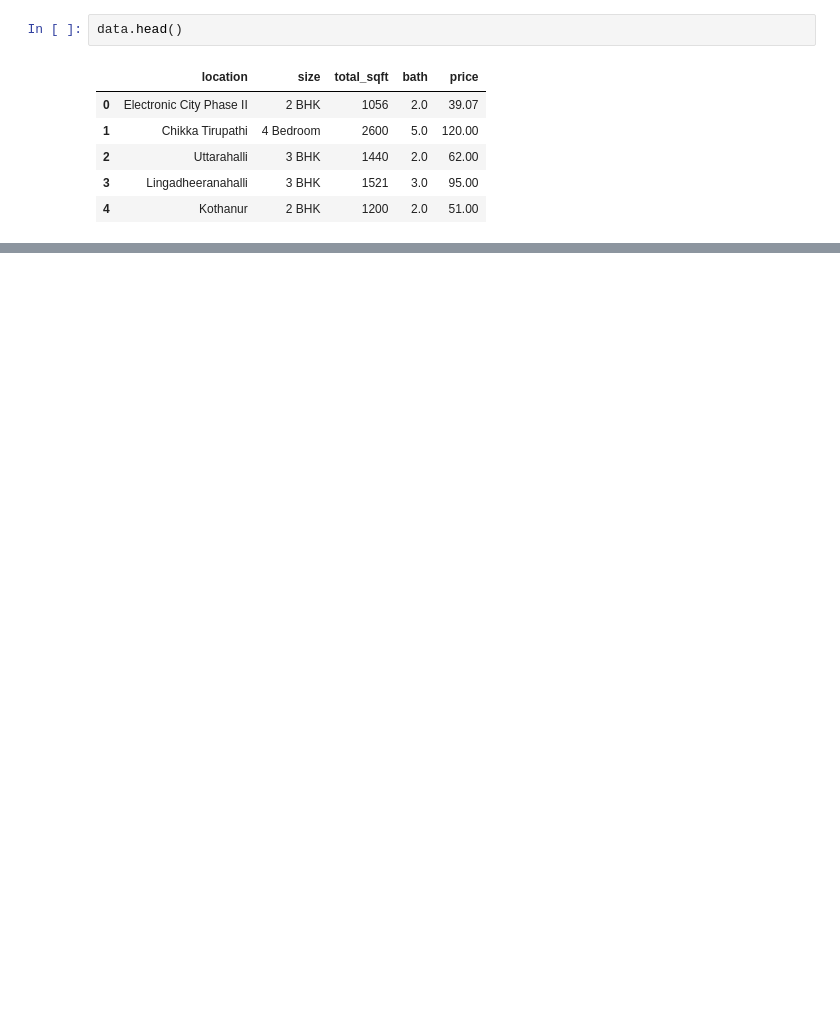
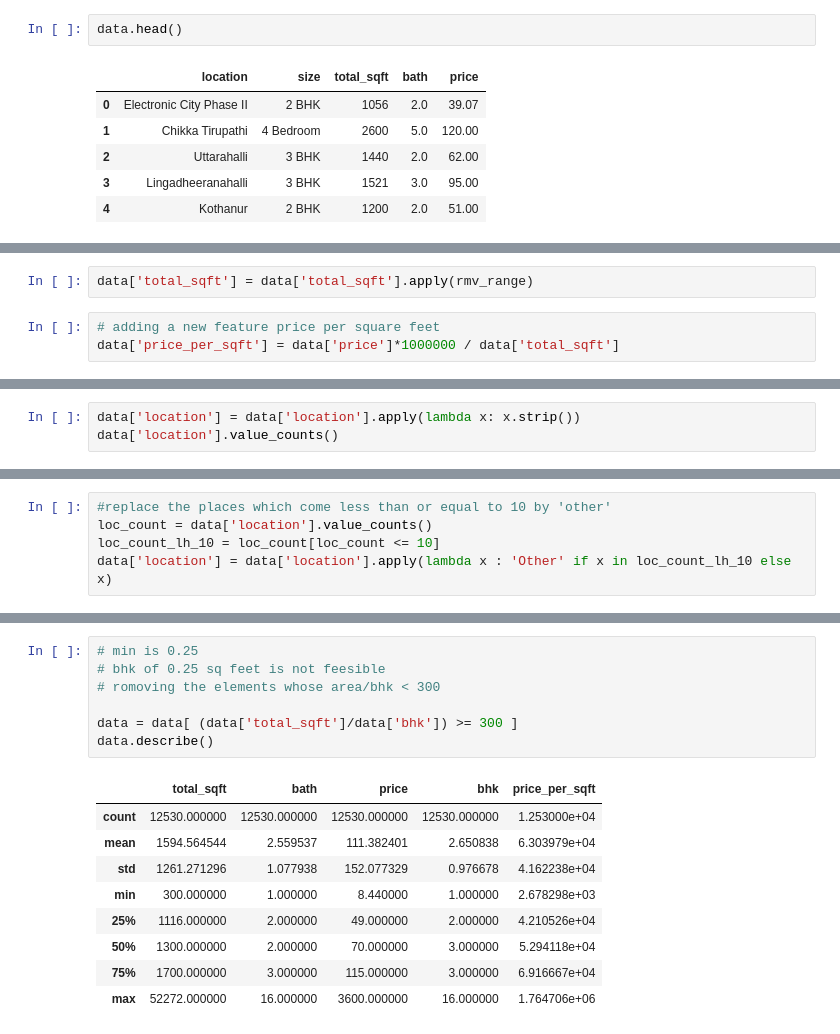
Before and after one commit to Void-Ark/Mini-Projects, a Jupyter notebook: Bengaluru house price prediction/pridictor.ipynb, the cells around one changed output, grey strips where cells are left out. Drawn from its saved outputs; the diff is of its cells as text; blank space fills up the shorter version.

Commit message:
completed house price prediction

```diff
--- a/Bengaluru house price prediction/pridictor.ipynb
+++ b/Bengaluru house price prediction/pridictor.ipynb
@@ -70,3 +161,8 @@ data.head()
+# %%
+data['total_sqft'] = data['total_sqft'].apply(rmv_range)
+# %%
+# adding a new feature price per square feet
+data['price_per_sqft'] = data['price']*1000000 / data['total_sqft']
 # %%
 data['location'].value_counts()
 # %% [output]
@@ -82,3 +178,6 @@ BEML Layout 5th stage               1
 singapura paradise                  1
 Abshot Layout                       1
 Name: location, Length: 1305, dtype: int64
+# %%
+data['location'] = data['location'].apply(lambda x: x.strip())
+data['location'].value_counts()
@@ -84,0 +197,5 @@ Name: location, Length: 1305, dtype: int64
+# %%
+#replace the places which come less than or equal to 10 by 'other'
+loc_count = data['location'].value_counts()
+loc_count_lh_10 = loc_count[loc_count <= 10]
+data['location'] = data['location'].apply(lambda x : 'Other' if x in loc_count_lh_10 else x)
@@ -84,0 +217,17 @@ Name: location, Length: 1305, dtype: int64
+# %%
+# min is 0.25
+# bhk of 0.25 sq feet is not feesible
+# romoving the elements whose area/bhk < 300
+
+data = data[ (data['total_sqft']/data['bhk']) >= 300 ]
+data.describe()
+# %% [output]
+|  | total_sqft | bath | price | bhk | price_per_sqft |
+| count | 12530.000000 | 12530.000000 | 12530.000000 | 12530.000000 | 1.253000e+04 |
+| mean | 1594.564544 | 2.559537 | 111.382401 | 2.650838 | 6.303979e+04 |
+| std | 1261.271296 | 1.077938 | 152.077329 | 0.976678 | 4.162238e+04 |
+| min | 300.000000 | 1.000000 | 8.440000 | 1.000000 | 2.678298e+03 |
+| 25% | 1116.000000 | 2.000000 | 49.000000 | 2.000000 | 4.210526e+04 |
+| 50% | 1300.000000 | 2.000000 | 70.000000 | 3.000000 | 5.294118e+04 |
+| 75% | 1700.000000 | 3.000000 | 115.000000 | 3.000000 | 6.916667e+04 |
+| max | 52272.000000 | 16.000000 | 3600.000000 | 16.000000 | 1.764706e+06 |
```
Also changed, not shown: parts of 34 cells of this notebook, 4 other files.
